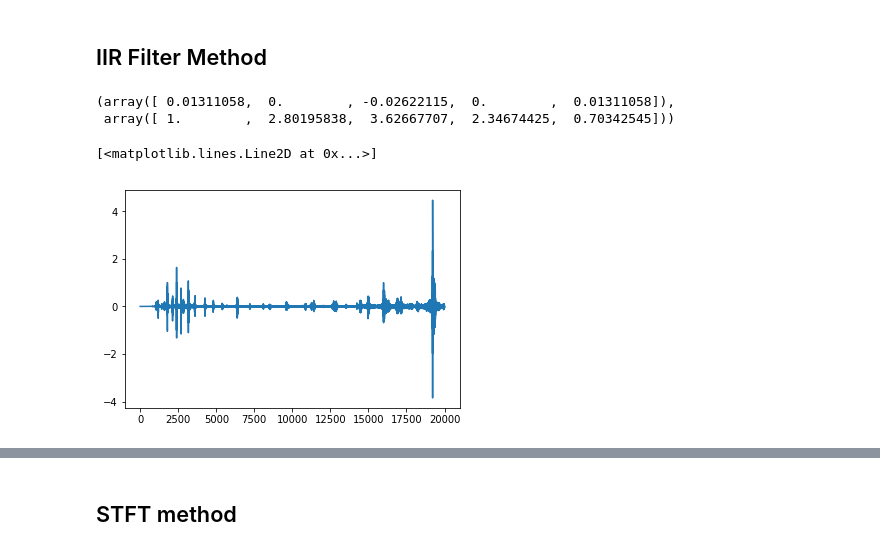
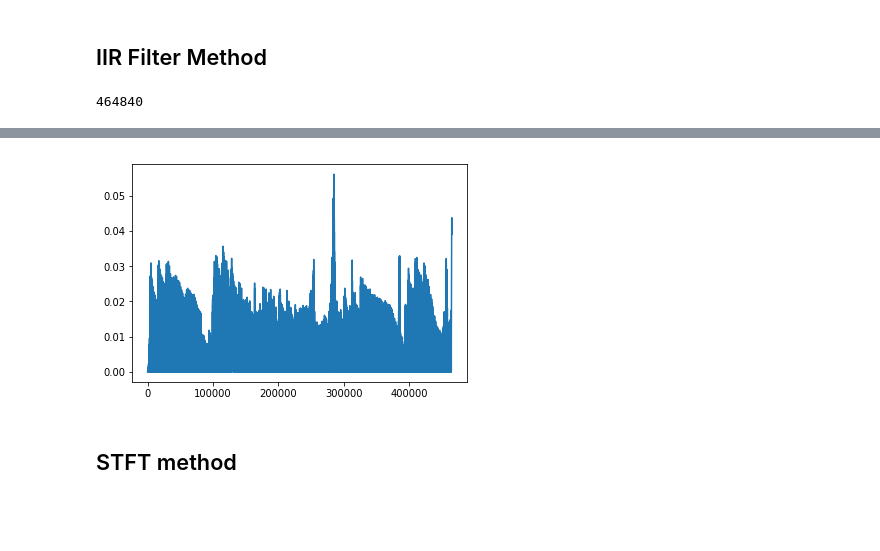
Before and after one commit to lucieperrotta/ASP, a Jupyter notebook: Auto Wah.ipynb, the cells around one changed output, grey strips where cells are left out. Drawn from its saved outputs; the diff is of its cells as text; code cells hidden in the pictures; blank space fills up the shorter version.

```diff
--- a/Auto Wah.ipynb
+++ b/Auto Wah.ipynb
@@ -54,7 +54,7 @@ Parameters : cuttof freq = milieu entre 500 et 4000
 # %%
 ma_width = 4000
 window = 4000
-iir_order = 3
+order = 2
 # %% [markdown]
 ## Import wav file into NumPy array
 # %%
@@ -102,18 +91,2 @@ plt.show()
 # %% [markdown]
 ## IIR Filter Method
-# %%
-b, a = sgn.iirfilter(N=2,
-              Wn=[envelope[10000]**1.2, envelope[10000]**0.8],
-              btype='band',
-              ftype='butter',
-              analog = False,
-              output='ba')
-b,a
-# %% [output]
-(array([ 0.01311058,  0.        , -0.02622115,  0.        ,  0.01311058]),
- array([ 1.        ,  2.80195838,  3.62667707,  2.34674425,  0.70342545]))
-# %%
-plt.plot(np.fft.fft(iir_butter_filter(data, 0,1, order=2))[0:20000])
-# %% [output]
-[<matplotlib.lines.Line2D at 0x...>]
-[figure, removed]
@@ -136,0 +93,37 @@ def apply_filter(data, envelope):
+# %%
+y = np.zeros(len(data)+ order+1) # Create the y (order + 1 zeros at the begining to compute the 1st values...)
+data = np.concatenate((np.zeros(order+1), data)) # add padded zeros at the beginning
+
+vals_b = np.zeros(order+1)
+vals_a = np.zeros(order+1)
+# %% [output]
+464840
+# %%
+for i in range(order+1, len(y)): # begin at order+1 since we must use previous values (0)
+
+    if(i%1000 == 0): # sinon trop lent
+        b, a = sgn.iirfilter(
+                  N=order,
+                  Wn=(envelope_log[i] / 8),
+                  rp=30,
+                  rs = 60,
+                  btype='lowpass',
+                  analog = False,
+                  ftype='cheby1',
+                  output='ba')
+
+    for j in range(0, order+1): # Compute X of the tranfer function
+        vals_b[j] = b[j] * data[i-j]
+
+    for j in range(1, order+1): # Compute Y of the tranfer function
+        vals_a[j] = a[j] * y[i-j]
+
+    y[i] = (1/a[0]) * ( np.sum(vals_b) - np.sum(vals_a) ) # Transfer function
+
+# y = np.clip(y, -1, 1)
+# %%
+plt.plot(abs(y))
+plt.show
+
+IPython.display.Audio(y, rate=fs)
+# %% [output]
@@ -137,3 +131,4 @@ def apply_filter(data, envelope):
+[figure, added]
 # %% [markdown]
 ## STFT method
 # %%
```
Also changed, not shown: parts of 9 cells of this notebook.
